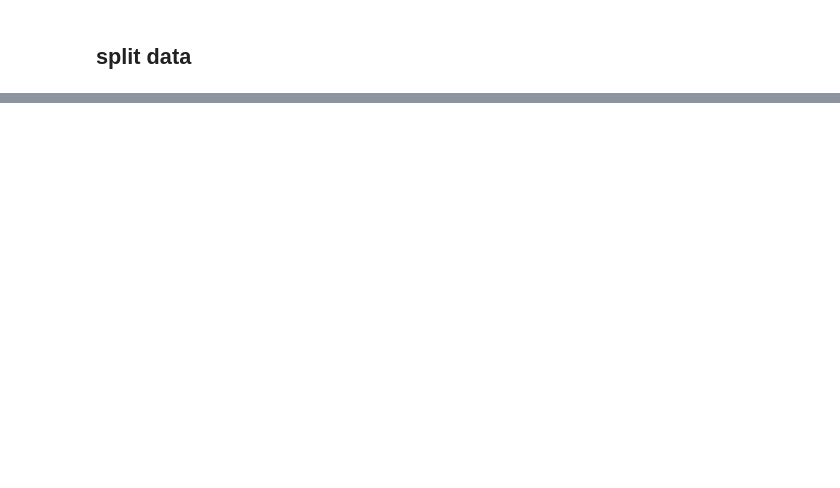
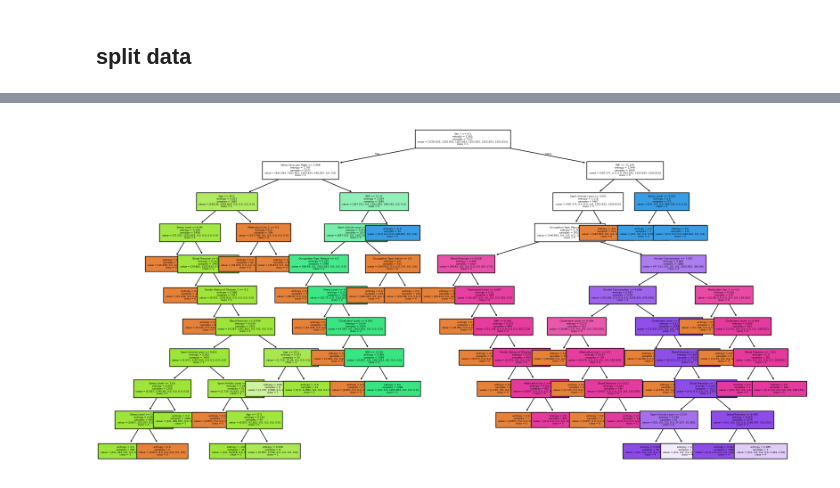
Before and after one commit to itayBactizan/Clalit, a Jupyter notebook: app/DiseaseDetection.ipynb, the cells around one changed output, grey strips where cells are left out. Saved outputs shown, nothing was run; the diff lists cells and outputs as text; code cells hidden in the pictures; blank space fills up the shorter version.

```diff
--- a/app/DiseaseDetection.ipynb
+++ b/app/DiseaseDetection.ipynb
@@ -289,0 +462,9 @@ plt.show()
+# %%
+col_to_use=[ 'Age', 'Blood Pressure', 'Sport Activity Level',
+       'BMI', 'Alcohol Consumption', 'Cholesterol Level',
+       'Sleep Hours per Night', 'Stress Level', 'Disease_1', 'Sex_1',
+       'Family History of Disease_1', 'Medication Use_1',
+       'Occupation Type_Active', 'Occupation Type_Manual',
+       'Occupation Type_Sedentary']
+# %%
+df_disease_prod=df_disease[col_to_use].copy()
@@ -293,0 +483,5 @@ plt.show()
+# %%
+X = df_disease_prod.drop('Disease_1', axis=1)
+y = df_disease_prod.Disease_1
+
+X_train, X_test, y_train, y_test = train_test_split(X, y, train_size=0.7,stratify=y, random_state=0)
@@ -293,0 +568,5 @@ plt.show()
+# %%
+clf = DecisionTreeClassifier(random_state=42,
+                             criterion= 'entropy',max_depth=10, max_features= None,min_samples_leaf=1,min_samples_split= 10,class_weight= 'balanced')
+clf.fit(X_train, y_train)
+y_pred = clf.predict(X_test)
@@ -293,0 +608,6 @@ plt.show()
+# %%
+plt.figure(figsize=(20,10))
+plot_tree(clf, filled=True, feature_names=X.columns, class_names=clf.classes_.astype(str),fontsize=4)
+plt.show()
+# %% [output]
+[figure, added]
```
Also changed, not shown: parts of 63 cells of this notebook, 1 other file.
